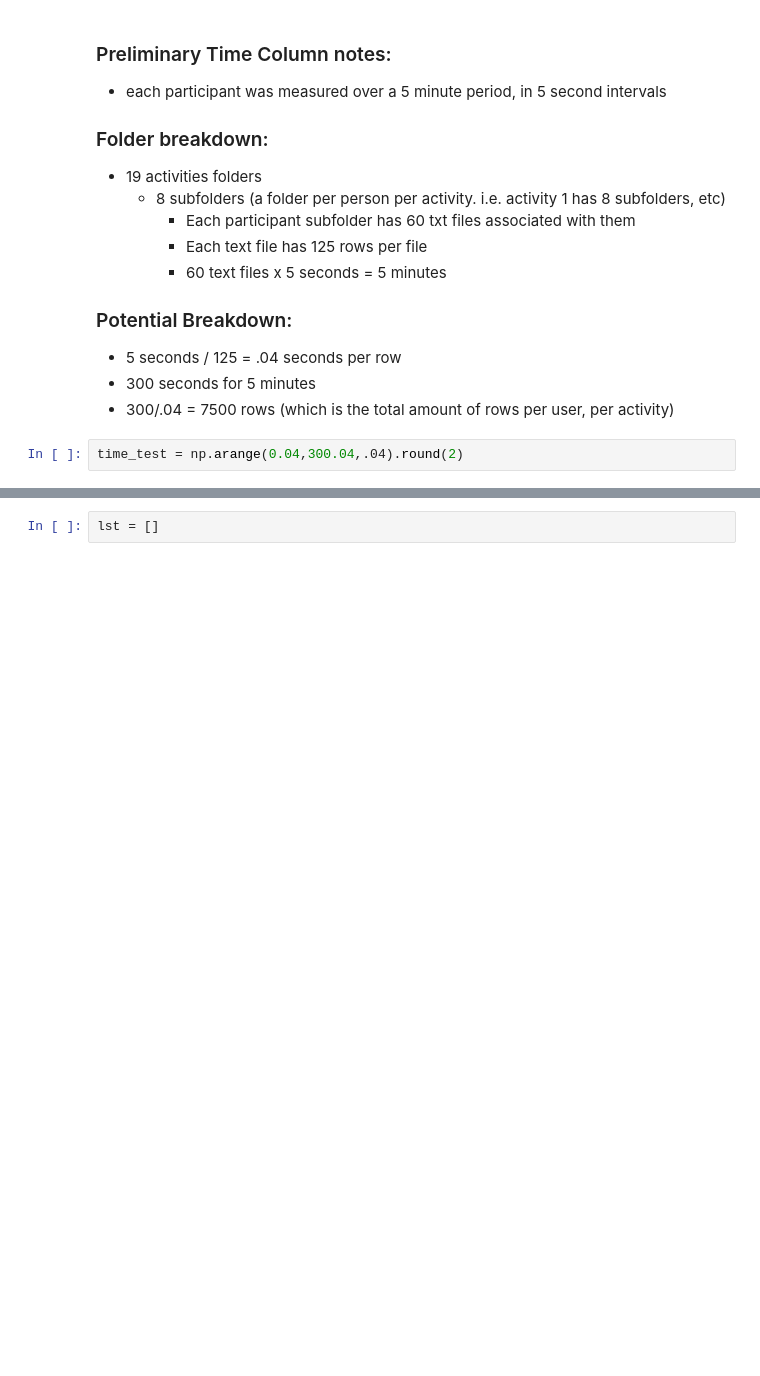
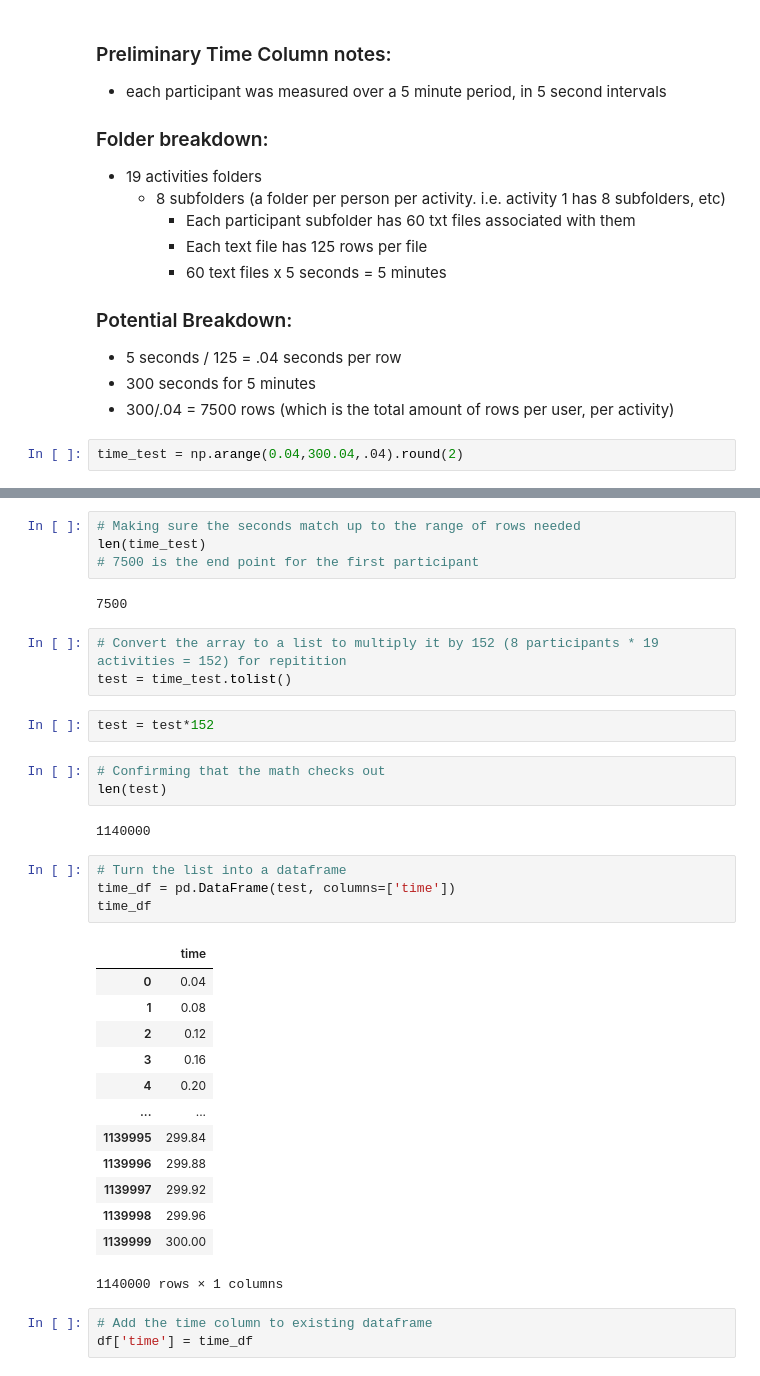
Before and after one commit to egitit/Predicitng_Activities_from_Motion_Data, a Jupyter notebook: data_journey/adding_time_column.ipynb, the cells around one changed output, grey strips where cells are left out. Saved outputs shown, nothing was run; the diff lists cells and outputs as text; blank space fills up the shorter version.

```diff
--- a/data_journey/adding_time_column.ipynb
+++ b/data_journey/adding_time_column.ipynb
@@ -72,2 +47,37 @@ numpy.ndarray
-# %%
-lst = []
+# %%
+# Making sure the seconds match up to the range of rows needed
+len(time_test)
+# 7500 is the end point for the first participant
+# %% [output]
+7500
+# %%
+# Convert the array to a list to multiply it by 152 (8 participants * 19 activities = 152) for repitition
+test = time_test.tolist()
+# %%
+test = test*152
+# %%
+# Confirming that the math checks out
+len(test)
+# %% [output]
+1140000
+# %%
+# Turn the list into a dataframe
+time_df = pd.DataFrame(test, columns=['time'])
+time_df
+# %% [output]
+|  | time |
+| 0 | 0.04 |
+| 1 | 0.08 |
+| 2 | 0.12 |
+| 3 | 0.16 |
+| 4 | 0.20 |
+| ... | ... |
+| 1139995 | 299.84 |
+| 1139996 | 299.88 |
+| 1139997 | 299.92 |
+| 1139998 | 299.96 |
+| 1139999 | 300.00 |
+1140000 rows × 1 columns
+# %%
+# Add the time column to existing dataframe
+df['time'] = time_df
```
Also changed, not shown: parts of 9 cells of this notebook.
